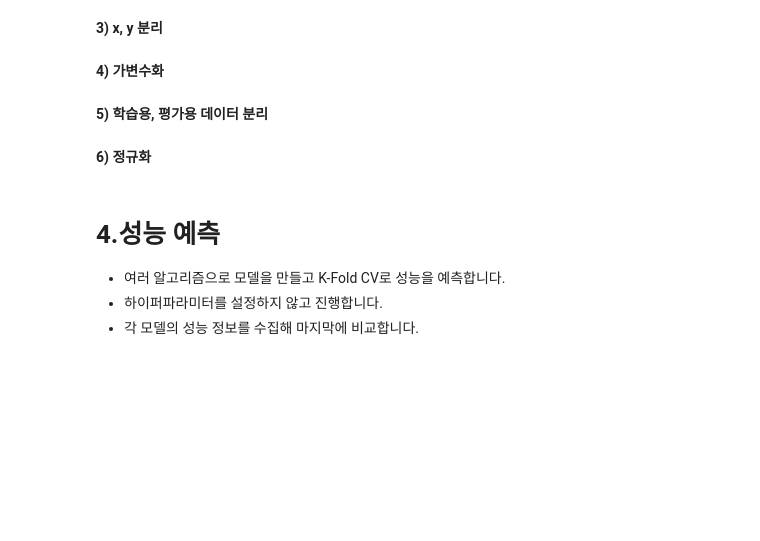
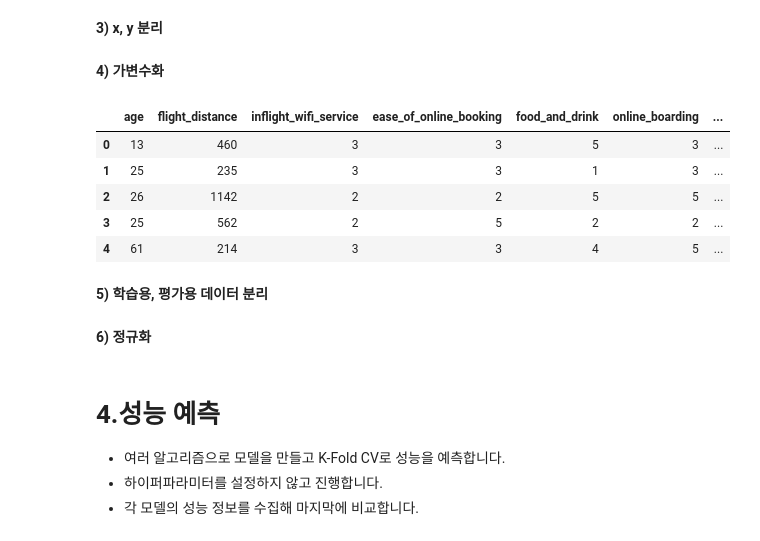
Before and after one commit to chrisseo2002/Machine_Learning, a Jupyter notebook: 익히기/종합실습_05_AirLine.ipynb, the cells around one changed output. Drawn from its saved outputs; the diff is of its cells as text; code cells hidden in the pictures; blank space fills up the shorter version.

```diff
--- a/익히기/종합실습_05_AirLine.ipynb
+++ b/익히기/종합실습_05_AirLine.ipynb
@@ -79,6 +105,7 @@ data.describe()
 **2) 결측치 제거**
 # %%
 # 결측치 제거
-
+data = data.dropna()
 
 # 확인
+data.isna().sum()
@@ -92,12 +132,25 @@ data.describe()
+# %%
+target = 'satisfaction'
+
+x = data.drop(target, axis=1)
+y = data[target]
 # %% [markdown]
 **4) 가변수화**
 # %%
 # 가변수화 대상: gender, customer_type, type_of_travel, class
-
+dumm_col = ['gender', 'customer_type', 'type_of_travel', 'class']
 
 # 가변수화
-
+x = pd.get_dummies(x, columns=dumm_col, drop_first=True)
 
 # 확인
+x.head()
+# %% [output]
+|  | age | flight_distance | inflight_wifi_service | ease_of_online_booking | food_and_drink | online_boarding | ... |
+| 0 | 13 | 460 | 3 | 3 | 5 | 3 | ... |
+| 1 | 25 | 235 | 3 | 3 | 1 | 3 | ... |
+| 2 | 26 | 1142 | 2 | 2 | 5 | 5 | ... |
+| 3 | 25 | 562 | 2 | 5 | 2 | 2 | ... |
+| 4 | 61 | 214 | 3 | 3 | 4 | 5 | ... |
 # %% [markdown]
 **5) 학습용, 평가용 데이터 분리**
```
Also changed, not shown: parts of 59 cells of this notebook, 9 other files.
